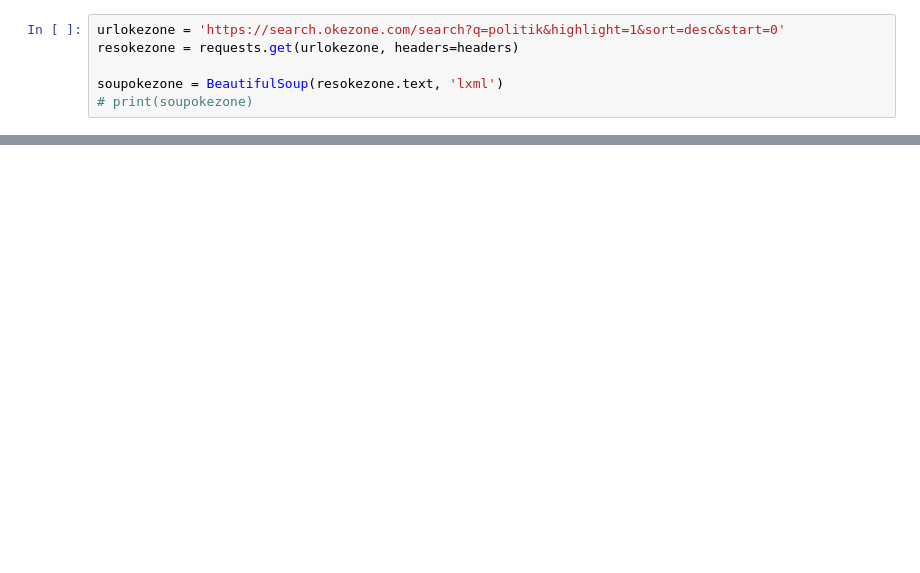
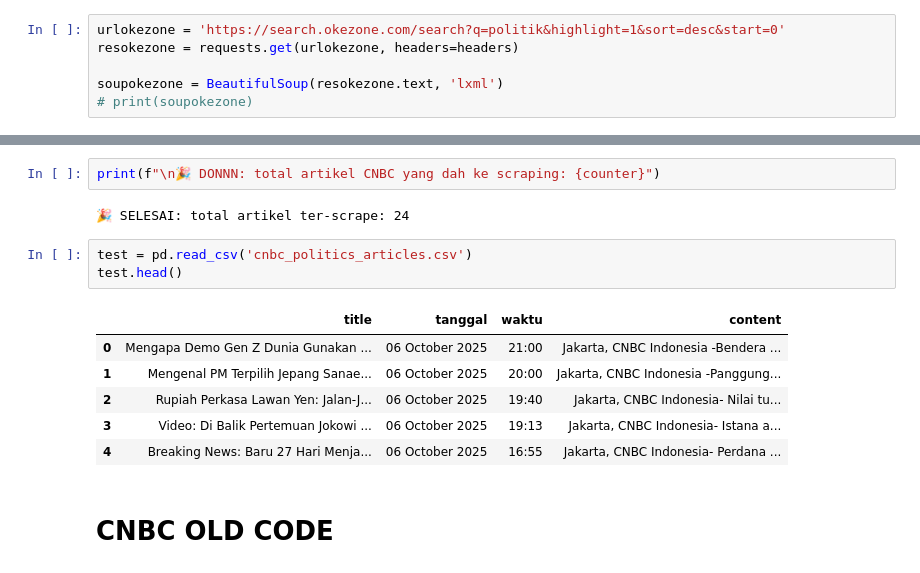
Before and after one commit to ininick/skripsis, a Jupyter notebook: scraping_okezone.ipynb, the cells around one changed output, grey strips where cells are left out. Saved outputs shown, nothing was run; the diff lists cells and outputs as text; blank space fills up the shorter version.

```diff
--- a/scraping_okezone.ipynb
+++ b/scraping_okezone.ipynb
@@ -236,0 +412,16 @@ write_data_to_csv(CSV_FILE, CSV_HEADERS, scraped_data)
+# %%
+print(f"\n🎉 DONNN: total artikel CNBC yang dah ke scraping: {counter}")
+# %% [output]
+🎉 SELESAI: total artikel ter-scrape: 24
+# %%
+test = pd.read_csv('cnbc_politics_articles.csv')
+test.head()
+# %% [output]
+|  | title | tanggal | waktu | content |
+| 0 | Mengapa Demo Gen Z Dunia Gunakan ... | 06 October 2025 | 21:00 | Jakarta, CNBC Indonesia -Bendera ... |
+| 1 | Mengenal PM Terpilih Jepang Sanae... | 06 October 2025 | 20:00 | Jakarta, CNBC Indonesia -Panggung... |
+| 2 | Rupiah Perkasa Lawan Yen: Jalan-J... | 06 October 2025 | 19:40 | Jakarta, CNBC Indonesia- Nilai tu... |
+| 3 | Video: Di Balik Pertemuan Jokowi ... | 06 October 2025 | 19:13 | Jakarta, CNBC Indonesia- Istana a... |
+| 4 | Breaking News: Baru 27 Hari Menja... | 06 October 2025 | 16:55 | Jakarta, CNBC Indonesia- Perdana ... |
+# %% [markdown]
+# CNBC OLD CODE
```
Also changed, not shown: parts of 22 cells of this notebook, 2 other files.
